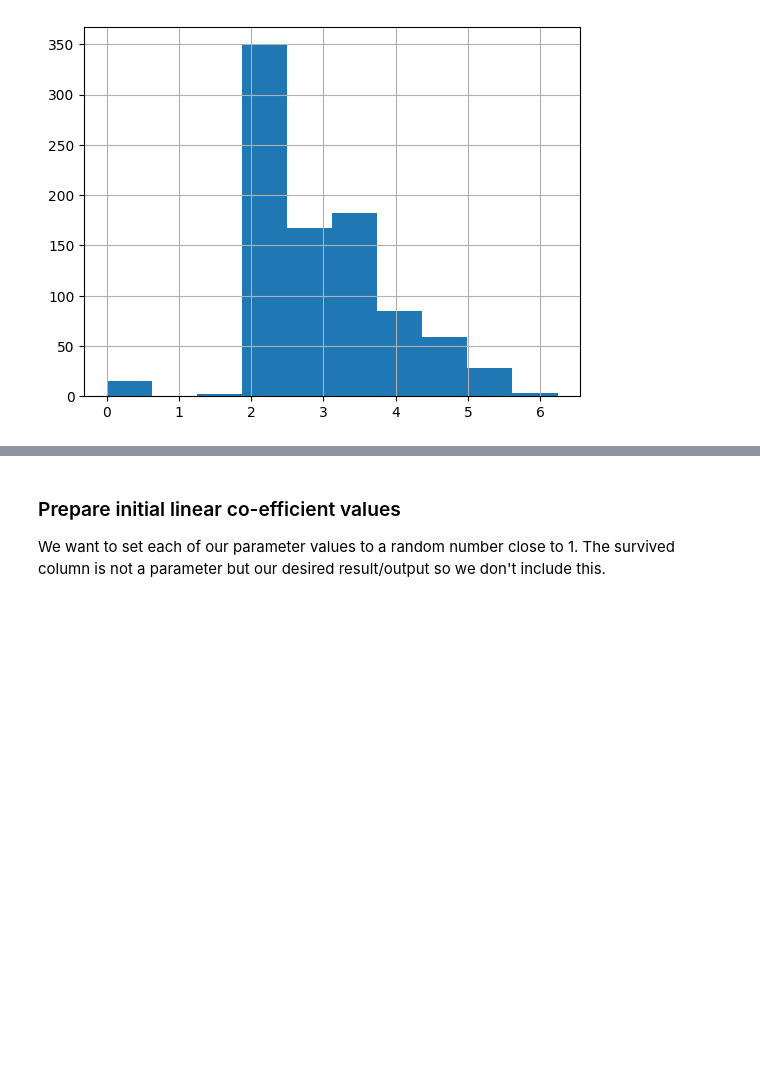
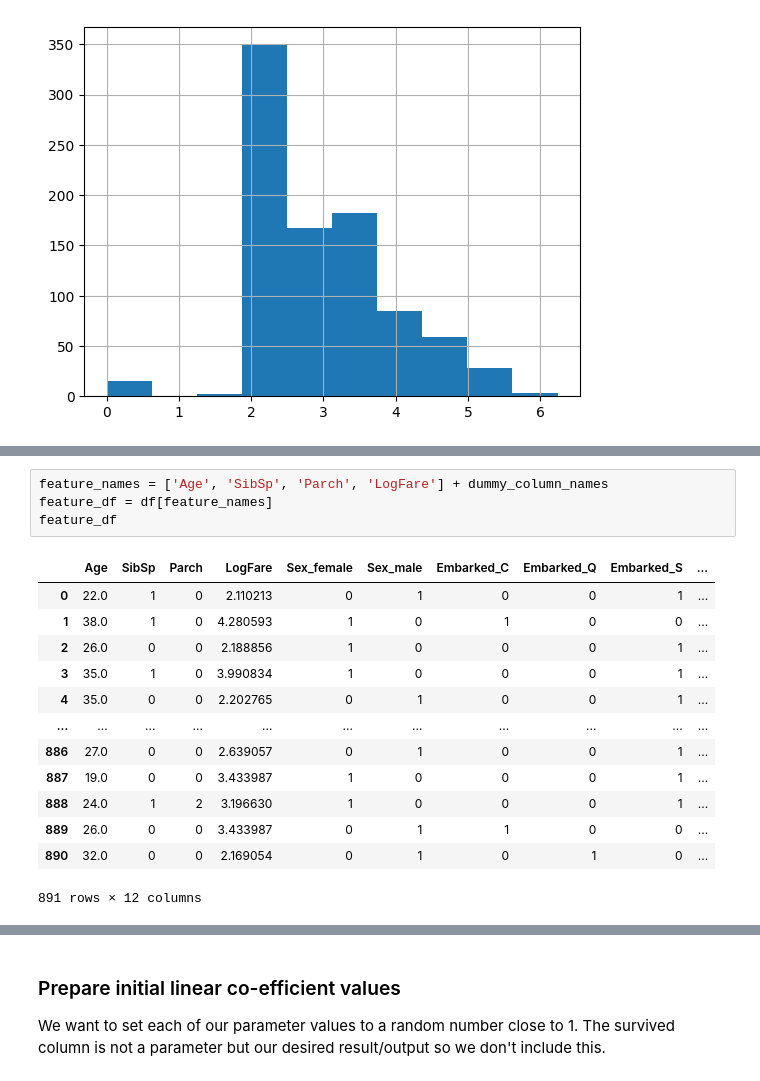
Before and after one commit to Deco354/titanic-numpy-neuralnet, a Jupyter notebook: pytorch-titanic.ipynb, the cells around one changed output, grey strips where cells are left out. Drawn from its saved outputs; the diff is of its cells as text; blank space fills up the shorter version.

```diff
--- a/pytorch-titanic.ipynb
+++ b/pytorch-titanic.ipynb
@@ -170,0 +203,18 @@ df.LogFare.hist()
+# %%
+feature_names = ['Age', 'SibSp', 'Parch', 'LogFare'] + dummy_column_names
+feature_df = df[feature_names]
+feature_df
+# %% [output]
+|  | Age | SibSp | Parch | LogFare | Sex_female | Sex_male | Embarked_C | Embarked_Q | Embarked_S | ... |
+| 0 | 22.0 | 1 | 0 | 2.110213 | 0 | 1 | 0 | 0 | 1 | ... |
+| 1 | 38.0 | 1 | 0 | 4.280593 | 1 | 0 | 1 | 0 | 0 | ... |
+| 2 | 26.0 | 0 | 0 | 2.188856 | 1 | 0 | 0 | 0 | 1 | ... |
+| 3 | 35.0 | 1 | 0 | 3.990834 | 1 | 0 | 0 | 0 | 1 | ... |
+| 4 | 35.0 | 0 | 0 | 2.202765 | 0 | 1 | 0 | 0 | 1 | ... |
+| ... | ... | ... | ... | ... | ... | ... | ... | ... | ... | ... |
+| 886 | 27.0 | 0 | 0 | 2.639057 | 0 | 1 | 0 | 0 | 1 | ... |
+| 887 | 19.0 | 0 | 0 | 3.433987 | 1 | 0 | 0 | 0 | 1 | ... |
+| 888 | 24.0 | 1 | 2 | 3.196630 | 1 | 0 | 0 | 0 | 1 | ... |
+| 889 | 26.0 | 0 | 0 | 3.433987 | 0 | 1 | 1 | 0 | 0 | ... |
+| 890 | 32.0 | 0 | 0 | 2.169054 | 0 | 1 | 0 | 1 | 0 | ... |
+891 rows × 12 columns
```
Also changed, not shown: parts of 14 cells of this notebook.
